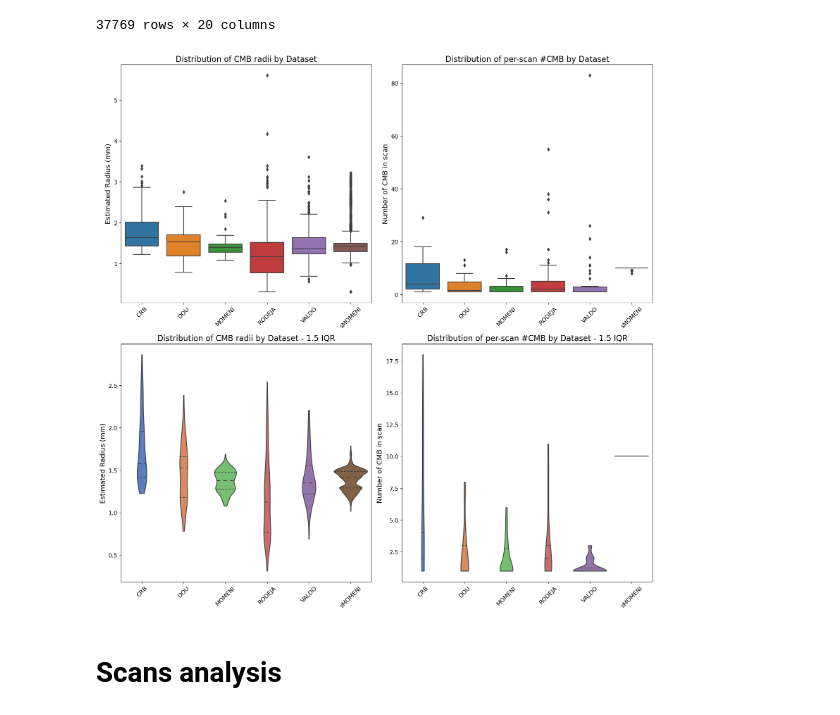
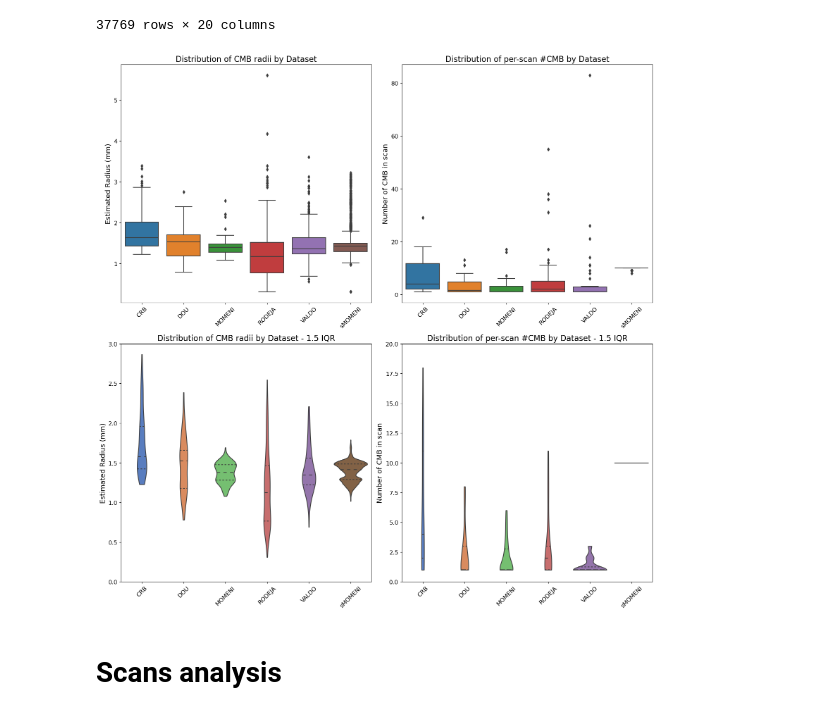
Before and after one commit to jorgedelpozolerida/MicrobleedNet, a Jupyter notebook: notebooks/analysis/CMB_overview.ipynb, the cells around one changed output. Cells and saved outputs as stored; diff of their text form; code cells hidden in the pictures.

Commit message:
new plot for cmb overview

```diff
--- a/notebooks/analysis/CMB_overview.ipynb
+++ b/notebooks/analysis/CMB_overview.ipynb
@@ -162,36 +165,40 @@ utils_plotting.create_boxplot(
     ylabel='Number of CMB in scan'
 )
 
 
 df_cmb_metadata_filtered = filter_iqr(df_cmb_metadata, 'radius', 'Dataset')
 all_scans_filtered = filter_iqr(all_scans[all_scans['healthy'] == "no"], 'n_CMB_new', 'Dataset')
 
 utils_plotting.create_violin_plot(
     data=df_cmb_metadata_filtered.sort_values('Dataset'),
     column='radius',
     group_by='Dataset',
     ax=axs[1, 0],
     title='Distribution of CMB radii by Dataset - 1.5 IQR',
     xlabel='',
-    ylabel='Estimated Radius (mm)'
+    ylabel='Estimated Radius (mm)',
+    cut=0,
+    y_lim=(0,3)
 )
 
 utils_plotting.create_violin_plot(
     data=all_scans_filtered.sort_values('Dataset'),
     column='n_CMB_new',
     group_by='Dataset',
     ax=axs[1, 1],
     title='Distribution of per-scan #CMB by Dataset - 1.5 IQR',
     xlabel='',
-    ylabel='Number of CMB in scan'
+    ylabel='Number of CMB in scan',
+    cut=0,
+    y_lim=(0, 20 )
 )
 
 # Adjust layout and display plot
 plt.tight_layout()
 plt.savefig("../../data-misc/img/CMB_radii_and_counts_by_dataset.png")
 plt.show()
 # %% [output]
-[figure, old version]
+[figure, new version]
 # %% [markdown]
 # Scans analysis
 # %%
```
Also changed, not shown: parts of 2 cells of this notebook, 1 other file.
